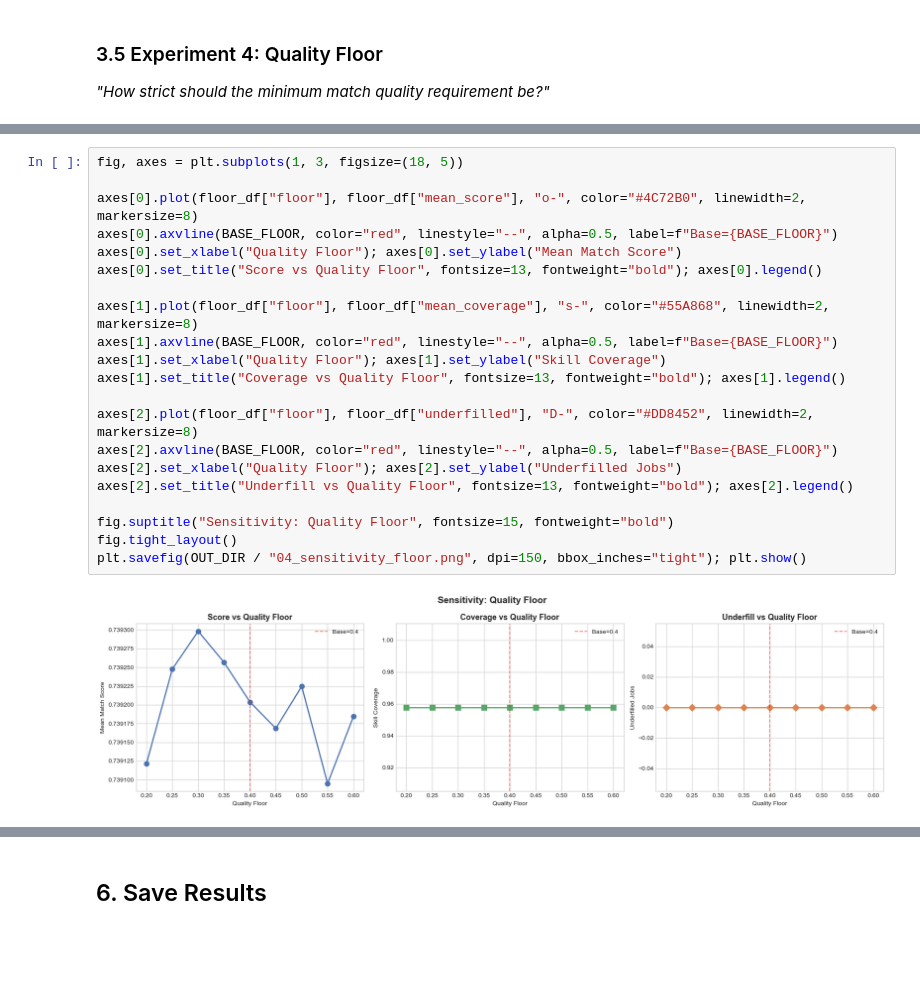
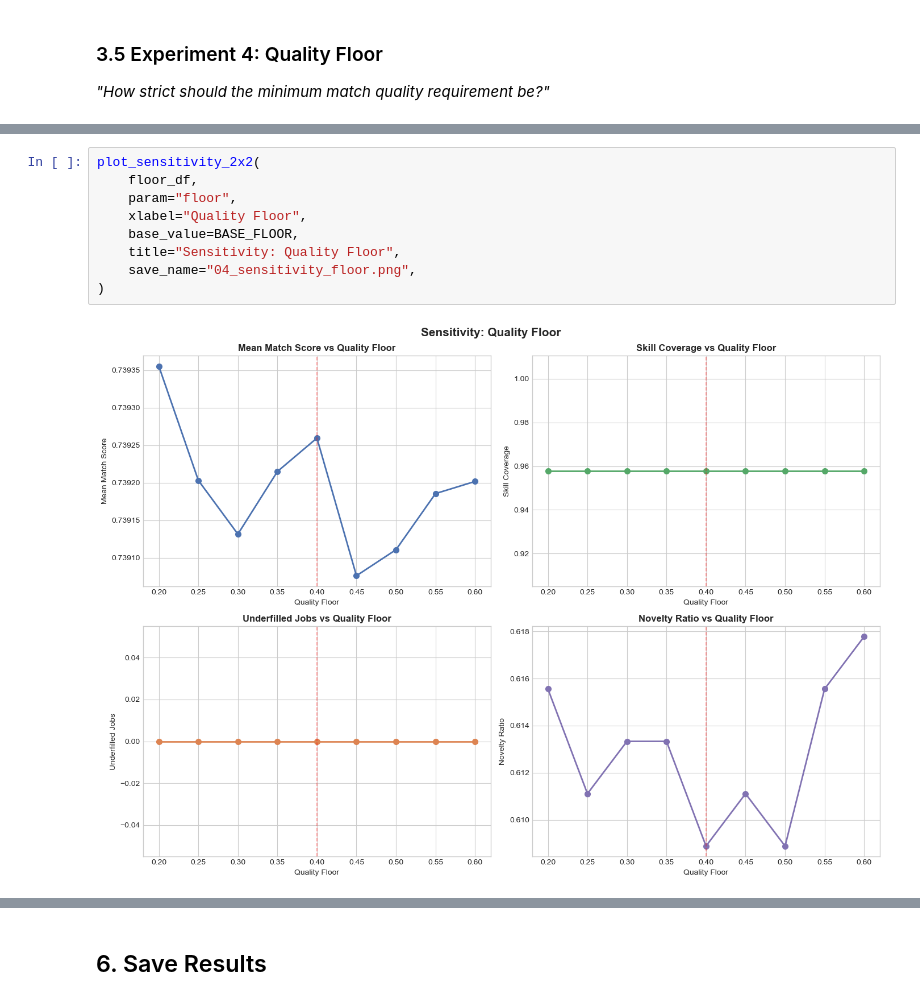
Before and after one commit to Saltykub/BC2411-Project, a Jupyter notebook: 03_Sensitivity_Analysis.ipynb, the cells around one changed output, grey strips where cells are left out. Saved outputs shown, nothing was run; the diff lists cells and outputs as text; blank space fills up the shorter version.

```diff
--- a/03_Sensitivity_Analysis.ipynb
+++ b/03_Sensitivity_Analysis.ipynb
@@ -422,25 +419,13 @@ Sweeping quality floor …
 # %%
-fig, axes = plt.subplots(1, 3, figsize=(18, 5))
-
-axes[0].plot(floor_df["floor"], floor_df["mean_score"], "o-", color="#4C72B0", linewidth=2, markersize=8)
-axes[0].axvline(BASE_FLOOR, color="red", linestyle="--", alpha=0.5, label=f"Base={BASE_FLOOR}")
-axes[0].set_xlabel("Quality Floor"); axes[0].set_ylabel("Mean Match Score")
-axes[0].set_title("Score vs Quality Floor", fontsize=13, fontweight="bold"); axes[0].legend()
-
-axes[1].plot(floor_df["floor"], floor_df["mean_coverage"], "s-", color="#55A868", linewidth=2, markersize=8)
-axes[1].axvline(BASE_FLOOR, color="red", linestyle="--", alpha=0.5, label=f"Base={BASE_FLOOR}")
-axes[1].set_xlabel("Quality Floor"); axes[1].set_ylabel("Skill Coverage")
-axes[1].set_title("Coverage vs Quality Floor", fontsize=13, fontweight="bold"); axes[1].legend()
-
-axes[2].plot(floor_df["floor"], floor_df["underfilled"], "D-", color="#DD8452", linewidth=2, markersize=8)
-axes[2].axvline(BASE_FLOOR, color="red", linestyle="--", alpha=0.5, label=f"Base={BASE_FLOOR}")
-axes[2].set_xlabel("Quality Floor"); axes[2].set_ylabel("Underfilled Jobs")
-axes[2].set_title("Underfill vs Quality Floor", fontsize=13, fontweight="bold"); axes[2].legend()
-
-fig.suptitle("Sensitivity: Quality Floor", fontsize=15, fontweight="bold")
-fig.tight_layout()
-plt.savefig(OUT_DIR / "04_sensitivity_floor.png", dpi=150, bbox_inches="tight"); plt.show()
+plot_sensitivity_2x2(
+    floor_df,
+    param="floor",
+    xlabel="Quality Floor",
+    base_value=BASE_FLOOR,
+    title="Sensitivity: Quality Floor",
+    save_name="04_sensitivity_floor.png",
+)
 # %% [output]
-[figure, old version]
+[figure, new version]
 # %% [markdown]
 ## 4. Summary Dashboard
```
Also changed, not shown: parts of 16 cells of this notebook, 26 other files.
